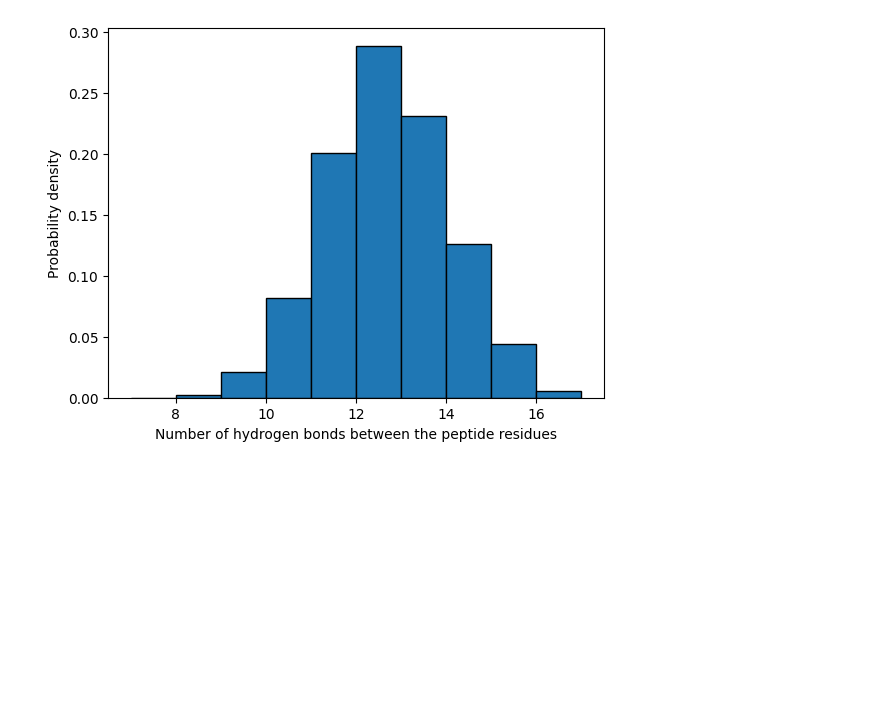
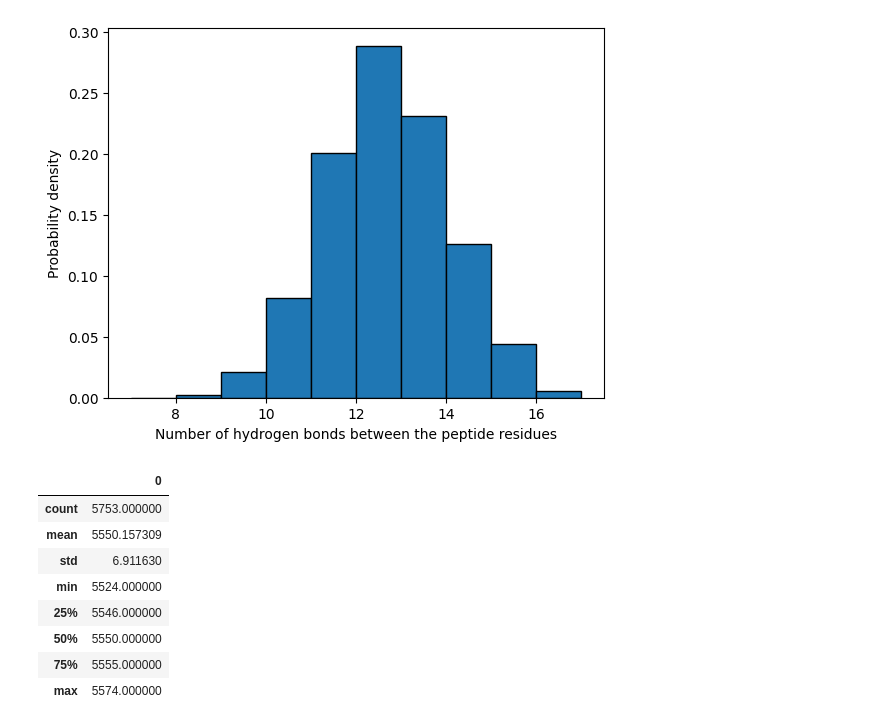
Before and after one commit to YimingHuang1999/PROJECT, a Jupyter notebook: HBOND/GAD1-NVT/T180K/HBOND-NUMBER.ipynb, the cells around one changed output. Saved outputs shown, nothing was run; the diff lists cells and outputs as text; code cells hidden in the pictures; blank space fills up the shorter version.

Commit message:
Calculating the mean

```diff
--- a/HBOND/GAD1-NVT/T180K/HBOND-NUMBER.ipynb
+++ b/HBOND/GAD1-NVT/T180K/HBOND-NUMBER.ipynb
@@ -38,0 +41,13 @@ plt.show()
+# %%
+hbnum_pd = pd.DataFrame(hbnum)
+hbnum_pd.describe()
+# %% [output]
+|  | 0 |
+| count | 5753.000000 |
+| mean | 5550.157309 |
+| std | 6.911630 |
+| min | 5524.000000 |
+| 25% | 5546.000000 |
+| 50% | 5550.000000 |
+| 75% | 5555.000000 |
+| max | 5574.000000 |
```
Also changed, not shown: parts of 3 cells of this notebook.
